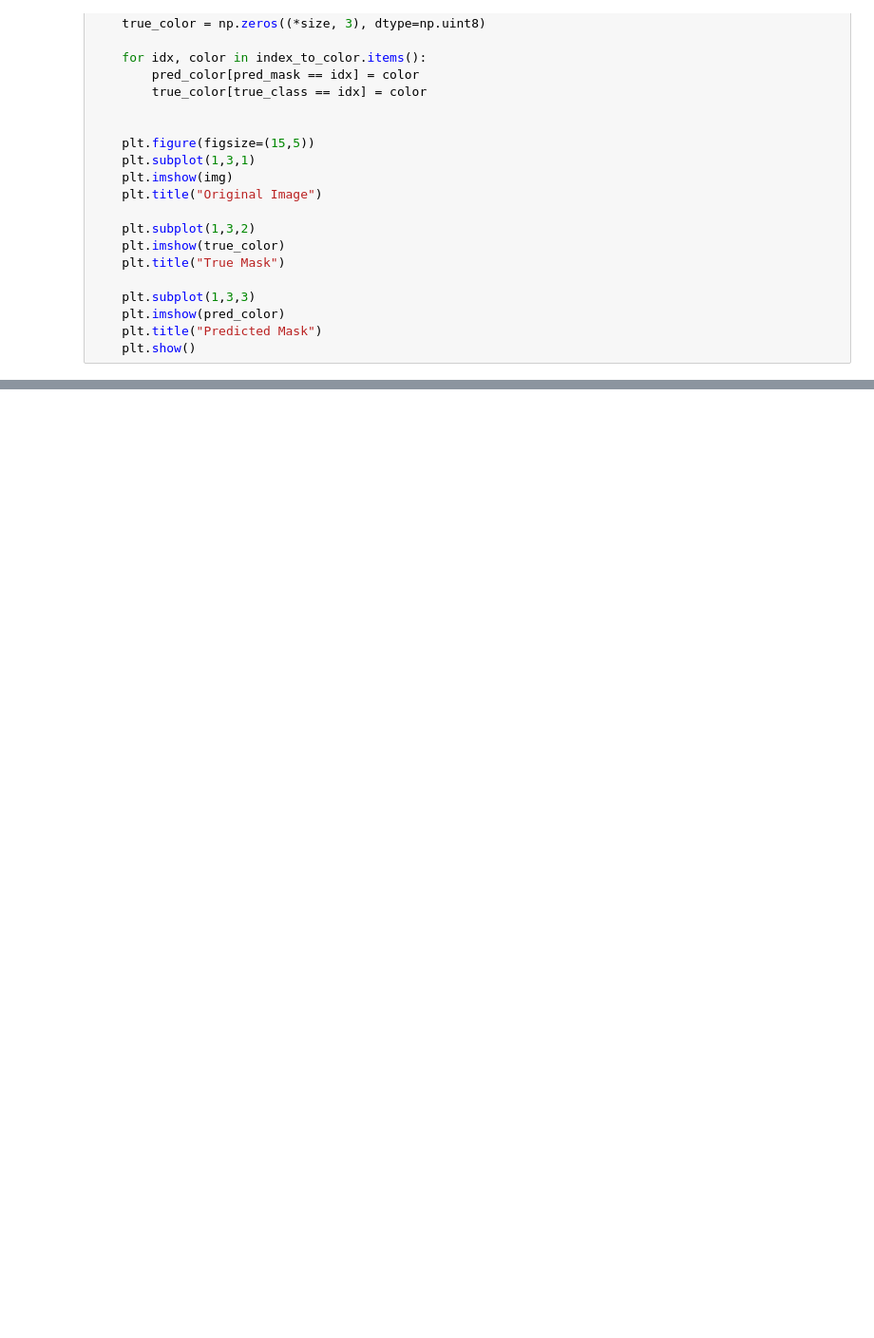
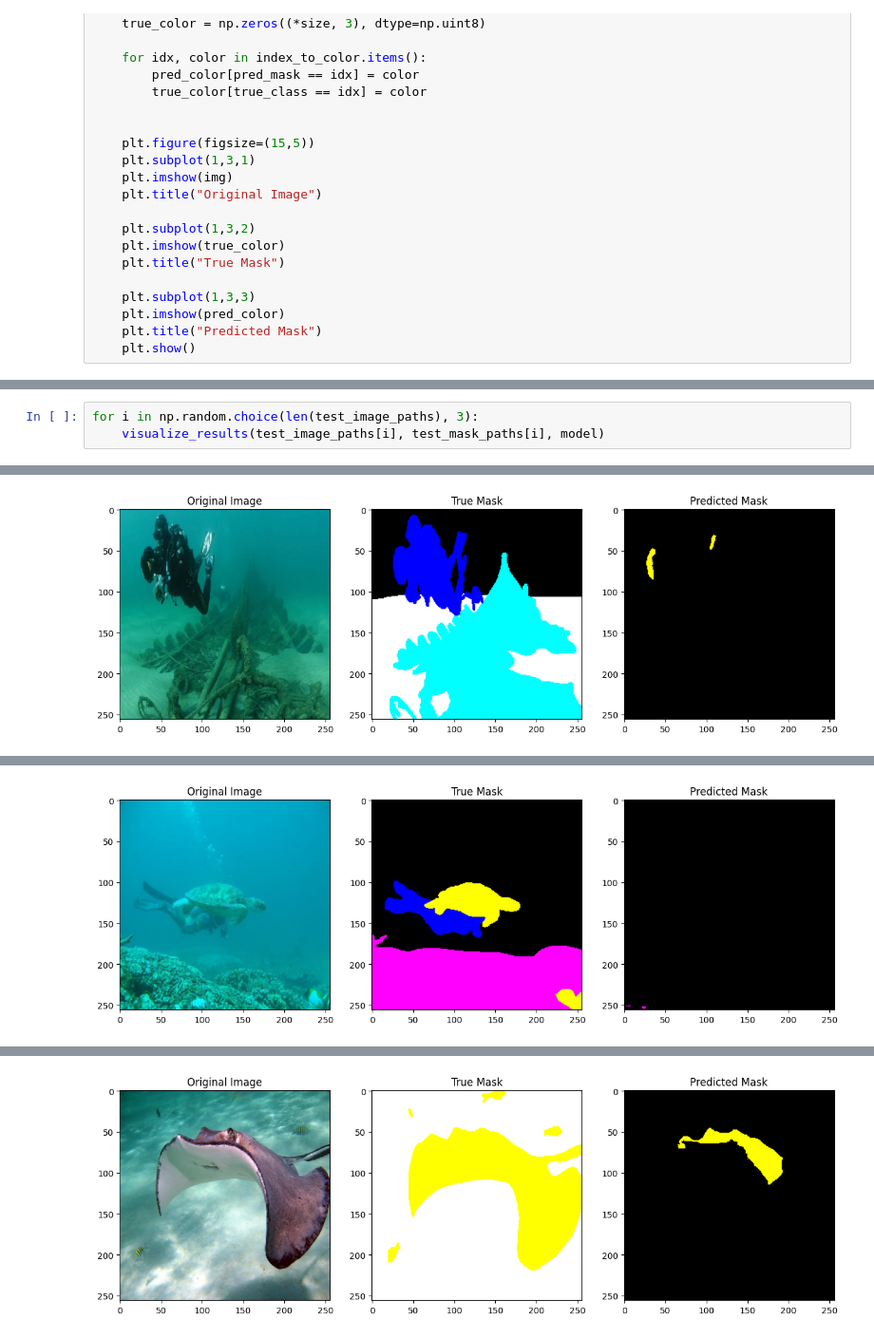
Before and after one commit to Manvi190502/Reseach_work, a Jupyter notebook: suim-unet_cbam.ipynb, the cells around one changed output, grey strips where cells are left out. Shown at 95% size. Drawn from its saved outputs; the diff is of its cells as text; blank space fills up the shorter version.

```diff
--- a/suim-unet_cbam.ipynb
+++ b/suim-unet_cbam.ipynb
@@ -502,0 +523,4 @@ Average Dice: 0.1313
+# %%
+for i in np.random.choice(len(test_image_paths), 3):
+    visualize_results(test_image_paths[i], test_mask_paths[i], model)
+# %% [output]
@@ -502,0 +528 @@ Average Dice: 0.1313
+[figure, added]
@@ -502,0 +530 @@ Average Dice: 0.1313
+[figure, added]
@@ -502,0 +532 @@ Average Dice: 0.1313
+[figure, added]
```
Also changed, not shown: parts of 8 cells of this notebook.
